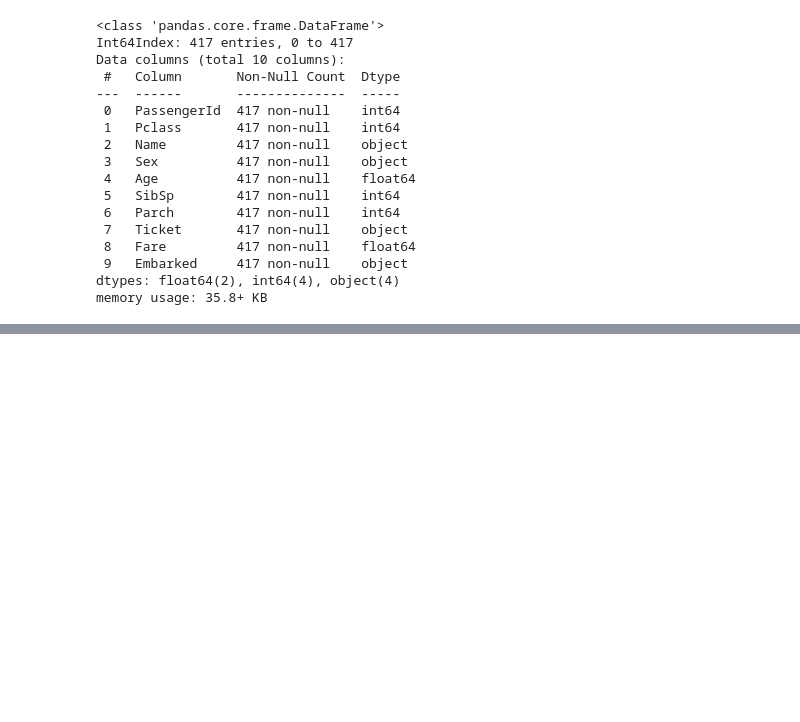
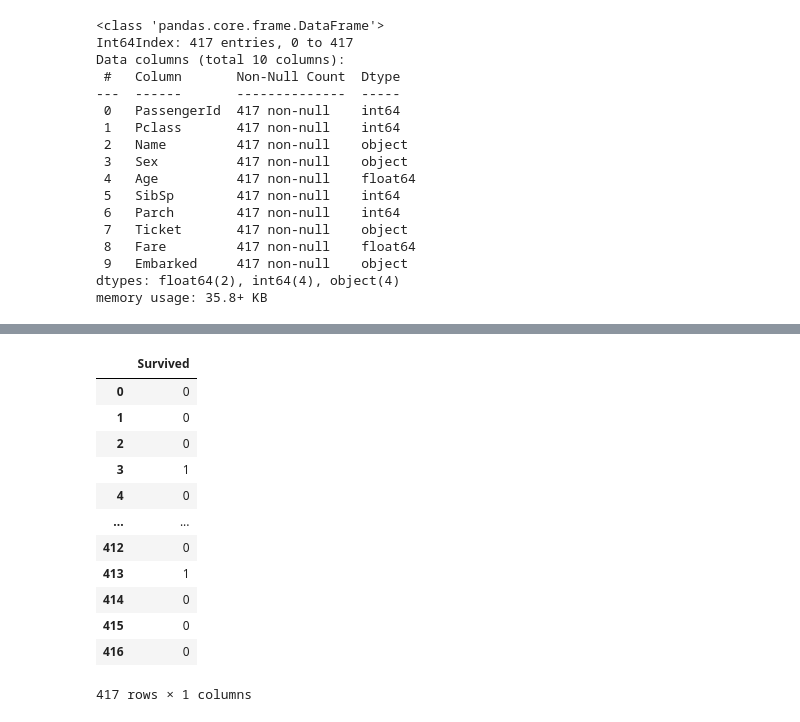
Before and after one commit to Sriram1717/Practice-projects-datatrained, a Jupyter notebook: Titanic Machine Learning from Disaster.ipynb, the cells around one changed output, grey strips where cells are left out. Cells and saved outputs as stored; diff of their text form; code cells hidden in the pictures; blank space fills up the shorter version.

```diff
--- a/Titanic Machine Learning from Disaster.ipynb
+++ b/Titanic Machine Learning from Disaster.ipynb
@@ -493,0 +480,16 @@ final_df.head(10)
+# %%
+output
+# %% [output]
+|  | Survived |
+| 0 | 0 |
+| 1 | 0 |
+| 2 | 0 |
+| 3 | 1 |
+| 4 | 0 |
+| ... | ... |
+| 412 | 0 |
+| 413 | 1 |
+| 414 | 0 |
+| 415 | 0 |
+| 416 | 0 |
+417 rows × 1 columns
```
Also changed, not shown: parts of 19 cells of this notebook.
